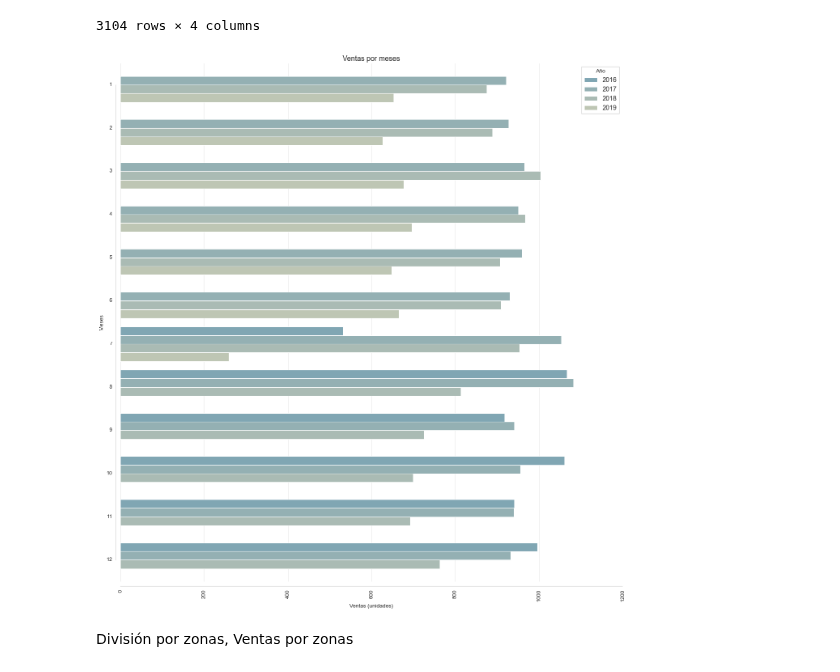
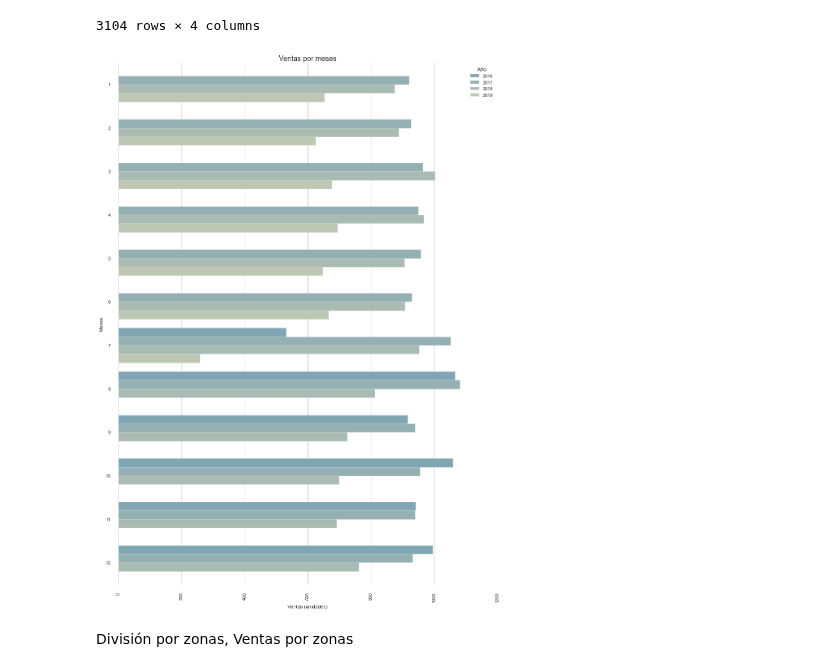
Before and after one commit to ErikaMelt/deodorants-project, a Jupyter notebook: eda/eda_romina.ipynb, the cells around one changed output. Cells and saved outputs as stored; diff of their text form; code cells hidden in the pictures.

```diff
--- a/eda/eda_romina.ipynb
+++ b/eda/eda_romina.ipynb
@@ -12,7 +12,7 @@ Realizar una comparación entre las ventas y la duración de la promoción, es d
 # %%
 # Importamos las librerías:
 import matplotlib.pyplot as plt
-plt.style.use('classic')
+plt.style.use('seaborn')
 # Línea necesaria para que Matplotlib muestre por defecto los gráficos en nuestro Notebook:
 %matplotlib inline
 import numpy as np
@@ -258,19 +260,20 @@ df_ventas
 # %%
 plt.figure(figsize=[10,50])
 with sns.axes_style("whitegrid"):
-    ax = sns.barplot(x='venta_unidades', y='id_producto', hue='tiene_promo', data=df_ventas, orient='h',  hue_order=[1, 0])
+    ax = sns.barplot(x='venta_unidades', y='id_producto', hue='tiene_promo', data=df_ventas, orient='h')
     sns.despine(offset=10, trim=True)
     color = "blend:#7AB,#EDA"
     sns.set_palette(sns.color_palette(color))
     plt.title('Ventas por producto con y sin promoción', fontsize=16)
     plt.xlabel('Ventas (unidades)', fontsize=12)
     plt.ylabel('ID de producto', fontsize=12)
-    bars = ax.containers
-    bar1 = bars[0]
-    bar2 = bars[1]
-    bar1.patches[0].set_label('Sin promoción')
-    bar2.patches[1].set_label('Con promoción')
-    plt.legend(title='Promoción', labels=['Con promoción', 'Sin promoción'])
+    #bars = ax.containers
+    #bar1 = bars[0]
+    #bar2 = bars[1]
+    #bar1.patches[0].set_label('Sin promoción')
+    #bar2.patches[1].set_label('Con promoción')
+    plt.legend(title='Promoción')
+    #plt.legend(title='Promoción', labels=['Con promoción', 'Sin promoción'])
     plt.savefig(f'images/Ventas por producto con y sin promoción', dpi=300, bbox_inches='tight')
 plt.show()
 # %% [output]
@@ -278,16 +280,0 @@ plt.show()
-# %%
-plt.figure(figsize=[10,50])
-with sns.axes_style("whitegrid"):
-    ax = sns.barplot(x='venta_unidades', y='id_producto', hue='tiene_promo', data=df_ventas, orient='h',  hue_order=[1, 0])
-    sns.despine(offset=10, trim=True)
-    color = "blend:#7AB,#EDA"
-    sns.set_palette(sns.color_palette(color))
-    plt.title('Ventas por producto con y sin promoción', fontsize=14)
-    plt.xlabel('Ventas (unidades)', fontsize=12)
-    plt.ylabel('ID de producto', fontsize=12)
-    #bar1.patches[0].set_label('Sin promoción')
-    #bar2.patches[1].set_label('Con promoción')
-    plt.legend(title='Promoción') #, labels=['Con promoción', 'Sin promoción'])
-    plt.savefig(f'images/Ventas por producto con y sin promoción', dpi=300, bbox_inches='tight')
-
-plt.show()
@@ -447,20 +423,20 @@ df_ventas_mes_prod
 | 3103 | 511326 | 12 | 2018 | 378 |
 3104 rows × 4 columns
 # %%
-plt.figure(figsize=[20,20])
+plt.figure(figsize=[15,20])
 with sns.axes_style('whitegrid'):
     sns.barplot(x='venta_unidades', y='mov_month', data= df_ventas_mes_prod, hue= 'mov_year', orient= 'h', errorbar=None)
     sns.despine(offset=10, trim=True)
     color = "blend:#7AB,#EDA"
     sns.set_palette(sns.color_palette(color))
     plt.xticks(rotation=90)
     plt.title('Ventas por meses', fontsize=16)
     plt.xlabel('Ventas (unidades)')
     plt.ylabel('Meses')
     plt.legend(title='Año')
     plt.savefig(f'images/Ventas_por_meses', dpi=300, bbox_inches='tight')
 # %% [output]
-[figure, old version]
+[figure, new version]
 # %% [markdown]
 División por zonas, Ventas por zonas
 # %%
```
Also changed, not shown: parts of 18 cells of this notebook, 9 other files.
